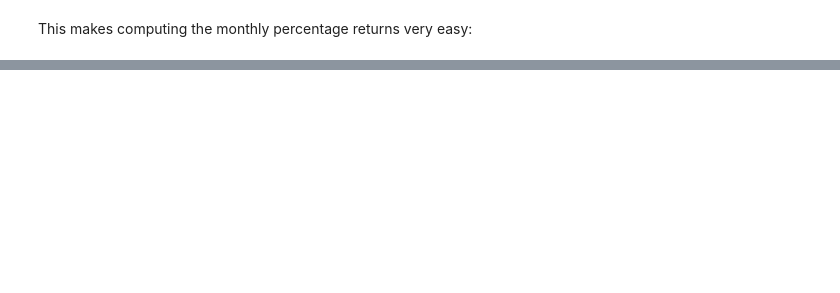
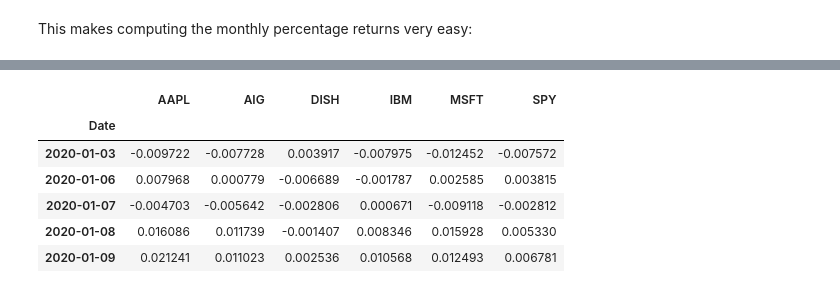
Before and after one commit to george-mitchell/Algorithmic-Trading, a Jupyter notebook: Training/Python_Algo_Trading/Python_For_Trading.ipynb, the cells around one changed output, grey strips where cells are left out. Saved outputs shown, nothing was run; the diff lists cells and outputs as text; code cells hidden in the pictures; blank space fills up the shorter version.

```diff
--- a/Training/Python_Algo_Trading/Python_For_Trading.ipynb
+++ b/Training/Python_Algo_Trading/Python_For_Trading.ipynb
@@ -383,0 +453,11 @@ Freq: BM, Name: AAPL, dtype: float64
+# %%
+returns = close.pct_change().dropna()
+returns.head()
+# %% [output]
+|  | AAPL | AIG | DISH | IBM | MSFT | SPY |
+| Date |  |  |  |  |  |  |
+| 2020-01-03 | -0.009722 | -0.007728 | 0.003917 | -0.007975 | -0.012452 | -0.007572 |
+| 2020-01-06 | 0.007968 | 0.000779 | -0.006689 | -0.001787 | 0.002585 | 0.003815 |
+| 2020-01-07 | -0.004703 | -0.005642 | -0.002806 | 0.000671 | -0.009118 | -0.002812 |
+| 2020-01-08 | 0.016086 | 0.011739 | -0.001407 | 0.008346 | 0.015928 | 0.005330 |
+| 2020-01-09 | 0.021241 | 0.011023 | 0.002536 | 0.010568 | 0.012493 | 0.006781 |
```
Also changed, not shown: parts of 32 cells of this notebook, 2 other files.
